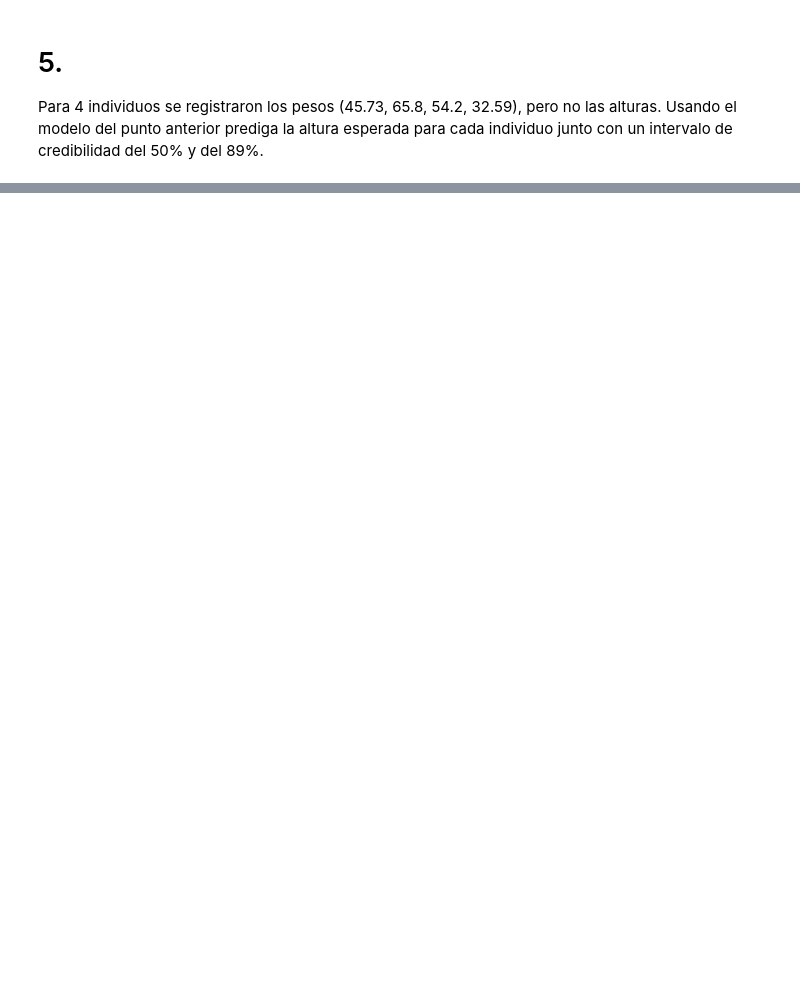
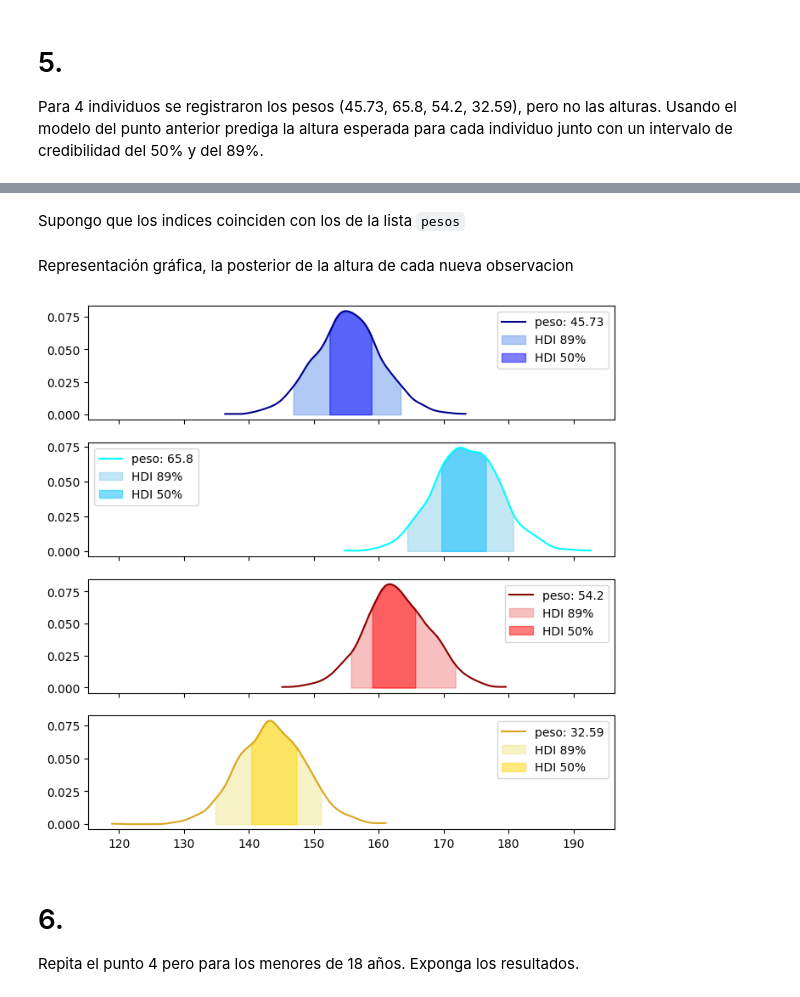
Before and after one commit to nazarenomm/Estadistica-e-Inferencia-2, a Jupyter notebook: ejercicios/ejercicios_05.ipynb, the cells around one changed output, grey strips where cells are left out. Cells and saved outputs as stored; diff of their text form; code cells hidden in the pictures; blank space fills up the shorter version.

```diff
--- a/ejercicios/ejercicios_05.ipynb
+++ b/ejercicios/ejercicios_05.ipynb
@@ -200,0 +199,24 @@ FALTAN LOS HDI
+# %% [markdown]
+Supongo que los indices coinciden con los de la lista ``pesos``
+# %% [markdown]
+Representación gráfica, la posterior de la altura de cada nueva observacion
+# %%
+y_ppc = idata.posterior_predictive['altura'].stack(sample=("chain", "draw"))
+colores = {'linea': ['darkblue', 'cyan', 'darkred', 'goldenrod'],
+           'hdi50': ['blue', 'deepskyblue', 'red', 'gold'],
+           'hdi89': ['cornflowerblue', 'skyblue', 'lightcoral', 'khaki']}
+fig, ax = plt.subplots(4, 1, sharex=True, figsize=(8, 8))
+
+for i in range(len(pesos)):
+    grid, pdf = az.stats.density_utils._kde_linear(y_ppc[i].values)
+    hdi89 = az.hdi(y_ppc[i].values, hdi_prob=0.89)
+    hdi50 = az.hdi(y_ppc[i].values, hdi_prob=0.50)
+    ax[i].plot(grid, pdf, label=f'peso: {pesos[i]}', color=colores['linea'][i])
+    ax[i].fill_between(grid, pdf, where=(grid >= hdi89[0]) & (grid <= hdi89[1]), alpha=0.5, label='HDI 89%', color=colores['hdi89'][i])
+    ax[i].fill_between(grid, pdf, where=(grid >= hdi50[0]) & (grid <= hdi50[1]), alpha=0.5, label='HDI 50%', color=colores['hdi50'][i])
+    ax[i].legend();
+# %% [output]
+[figure, added]
+# %% [markdown]
+# 6.
+Repita el punto 4 pero para los menores de 18 años. Exponga los resultados.
```
Also changed, not shown: parts of 38 cells of this notebook, 3 other files.
